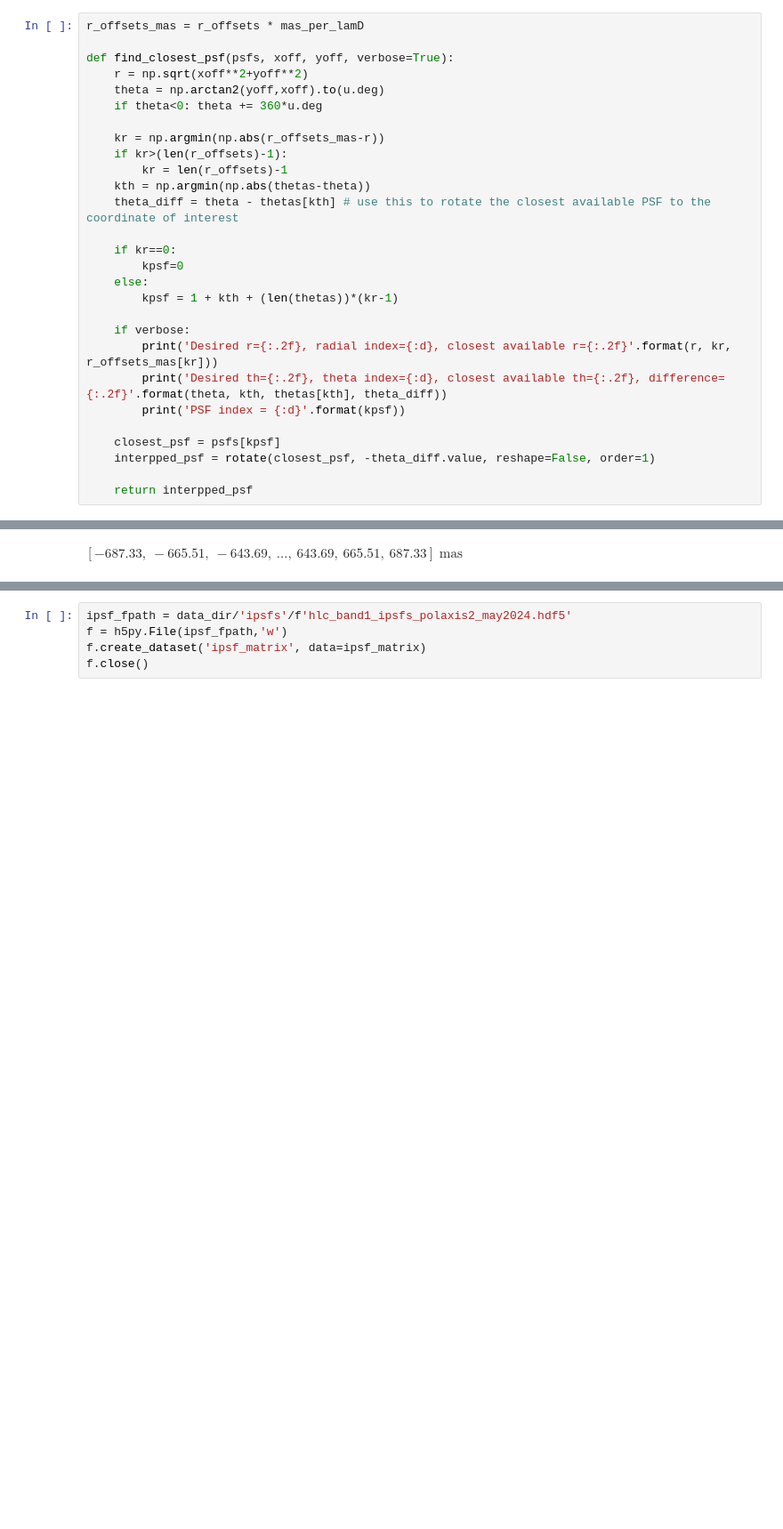
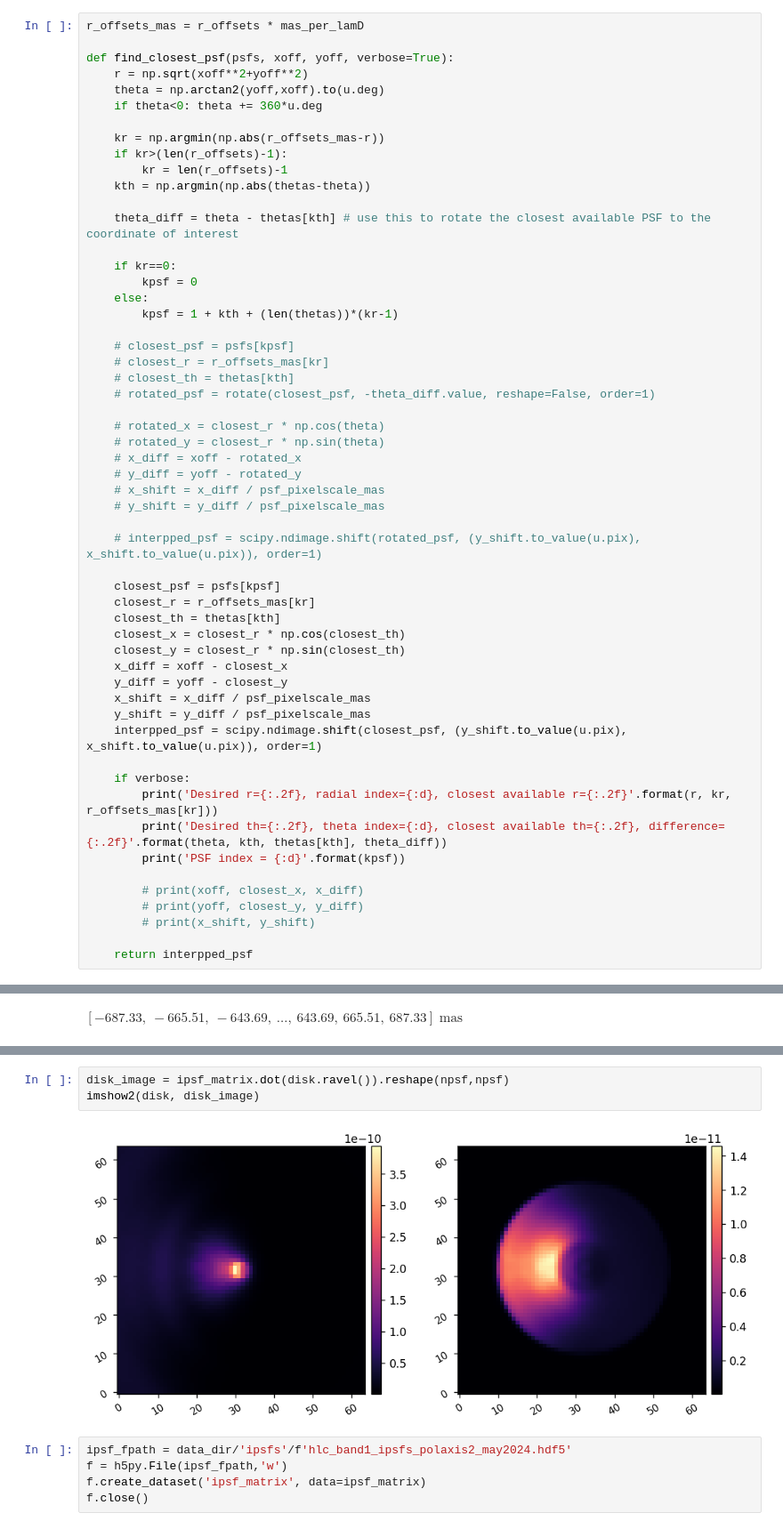
Before and after one commit to kian1377/disk-processing, a Jupyter notebook: hlc_band1_20240418_interp_psfs.ipynb, the cells around one changed output, grey strips where cells are left out. Shown at 89% size. Cells and saved outputs as stored; diff of their text form; blank space fills up the shorter version.

```diff
--- a/hlc_band1_20240418_interp_psfs.ipynb
+++ b/hlc_band1_20240418_interp_psfs.ipynb
@@ -111,20 +116,47 @@ def find_closest_psf(psfs, xoff, yoff, verbose=True):
     if kr>(len(r_offsets)-1):
         kr = len(r_offsets)-1
     kth = np.argmin(np.abs(thetas-theta))
+
     theta_diff = theta - thetas[kth] # use this to rotate the closest available PSF to the coordinate of interest
 
     if kr==0:
-        kpsf=0
+        kpsf = 0
     else:
         kpsf = 1 + kth + (len(thetas))*(kr-1)
+
+    # closest_psf = psfs[kpsf]
+    # closest_r = r_offsets_mas[kr]
+    # closest_th = thetas[kth]
+    # rotated_psf = rotate(closest_psf, -theta_diff.value, reshape=False, order=1)
+
+    # rotated_x = closest_r * np.cos(theta)
+    # rotated_y = closest_r * np.sin(theta)
+    # x_diff = xoff - rotated_x
+    # y_diff = yoff - rotated_y
+    # x_shift = x_diff / psf_pixelscale_mas
+    # y_shift = y_diff / psf_pixelscale_mas
+
+    # interpped_psf = scipy.ndimage.shift(rotated_psf, (y_shift.to_value(u.pix), x_shift.to_value(u.pix)), order=1)
+
+    closest_psf = psfs[kpsf]
+    closest_r = r_offsets_mas[kr]
+    closest_th = thetas[kth]
+    closest_x = closest_r * np.cos(closest_th)
+    closest_y = closest_r * np.sin(closest_th)
+    x_diff = xoff - closest_x
+    y_diff = yoff - closest_y
+    x_shift = x_diff / psf_pixelscale_mas
+    y_shift = y_diff / psf_pixelscale_mas
+    interpped_psf = scipy.ndimage.shift(closest_psf, (y_shift.to_value(u.pix), x_shift.to_value(u.pix)), order=1)
 
     if verbose:
         print('Desired r={:.2f}, radial index={:d}, closest available r={:.2f}'.format(r, kr, r_offsets_mas[kr]))
         print('Desired th={:.2f}, theta index={:d}, closest available th={:.2f}, difference={:.2f}'.format(theta, kth, thetas[kth], theta_diff))
         print('PSF index = {:d}'.format(kpsf))
 
-    closest_psf = psfs[kpsf]
-    interpped_psf = rotate(closest_psf, -theta_diff.value, reshape=False, order=1)
+        # print(xoff, closest_x, x_diff)
+        # print(yoff, closest_y, y_diff)
+        # print(x_shift, y_shift)
 
     return interpped_psf
 # %%
@@ -181,3 +223,8 @@ for i in range(ncols):
+# %%
+disk_image = ipsf_matrix.dot(disk.ravel()).reshape(npsf,npsf)
+imshow2(disk, disk_image)
+# %% [output]
+[figure, added]
 # %%
 ipsf_fpath = data_dir/'ipsfs'/f'hlc_band1_ipsfs_polaxis2_may2024.hdf5'
 f = h5py.File(ipsf_fpath,'w')
```
Also changed, not shown: parts of 3 cells of this notebook, 3 other files.
